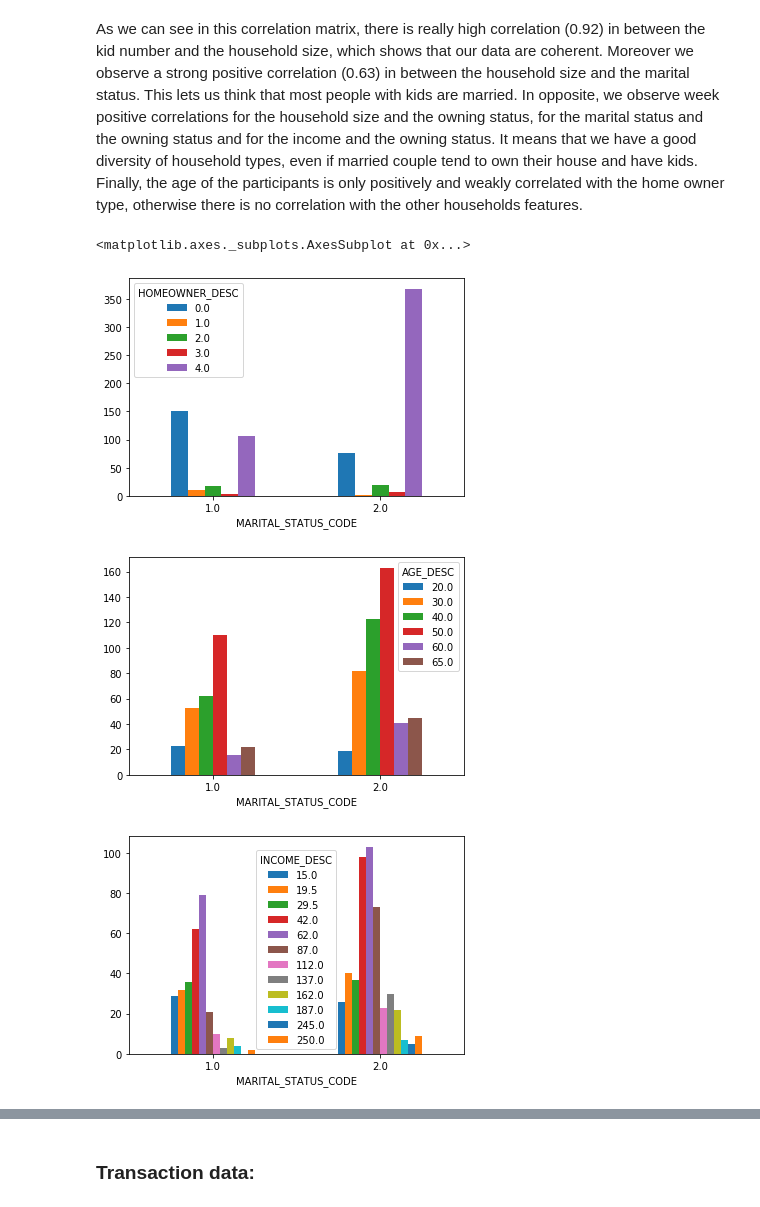
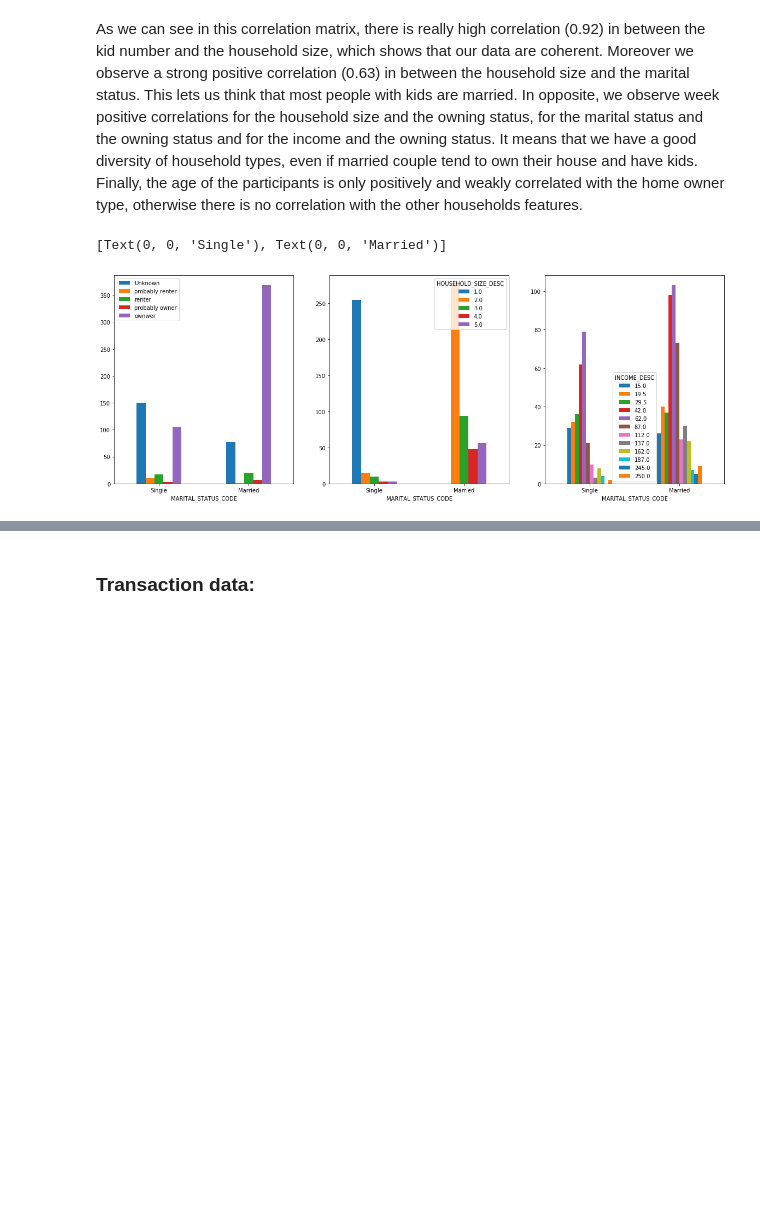
Before and after one commit to marvande/epfl-ada-2019-data-analysis, a Jupyter notebook: code/main.ipynb, the cells around one changed output, grey strips where cells are left out. Cells and saved outputs as stored; diff of their text form; code cells hidden in the pictures; blank space fills up the shorter version.

Commit message:
final bp demo

```diff
--- a/code/main.ipynb
+++ b/code/main.ipynb
@@ -615,16 +615,25 @@ Text(0.5, 1, 'Correlation matrix of the demographic data')
 # %% [markdown]
 As we can see in this correlation matrix, there is really high correlation (0.92) in between the kid number and the household size, which shows that our data are coherent. Moreover we observe a strong positive correlation (0.63) in between the household size and the marital status. This lets us think that most people with kids are married. In opposite, we observe week positive correlations for the household size and the owning status, for the marital status and the owning status and for the income and the owning status. It means that we have a good diversity of household types, even if married couple tend to own their house and have kids. Finally, the age of the participants is only positively and weakly correlated with the home owner type, otherwise there is no correlation with the other households features.
 # %%
+#Marital status plots
+fig = plt.figure(figsize = (20,7))
+
+ax1 = fig.add_subplot(131)
+ax2 = fig.add_subplot(132)
+ax3 = fig.add_subplot(133)
+
 Married_vs_owner = hh_demo_corr.groupby(['MARITAL_STATUS_CODE','HOMEOWNER_DESC']).count()
-Married_vs_owner.unstack()['KIDS_DESC'].plot.bar(rot=0)
+Married_vs_owner.unstack()['KIDS_DESC'].plot.bar(rot=0, ax= ax1 )
+ax1.legend(['Unknown', 'probably renter', 'renter', 'probably owner', 'ownwer'])
+ax1.set_xticklabels(['Single','Married'])
 
-Married_vs_age = hh_demo_corr.groupby(['MARITAL_STATUS_CODE','AGE_DESC']).count()
-Married_vs_age.unstack()['KIDS_DESC'].plot.bar(rot=0)
+Married_vs_age = hh_demo_corr.groupby(['MARITAL_STATUS_CODE','HOUSEHOLD_SIZE_DESC']).count()
+Married_vs_age.unstack()['KIDS_DESC'].plot.bar(rot=0, ax= ax2)
+ax2.set_xticklabels(['Single','Married'])
 
 Married_vs_income = hh_demo_corr.groupby(['MARITAL_STATUS_CODE','INCOME_DESC']).count()
-Married_vs_income.unstack()['KIDS_DESC'].plot.bar(rot=0)
+Married_vs_income.unstack()['KIDS_DESC'].plot.bar(rot=0, ax= ax3)
+ax3.set_xticklabels(['Single','Married'])
 # %% [output]
-<matplotlib.axes._subplots.AxesSubplot at 0x...>
+[Text(0, 0, 'Single'), Text(0, 0, 'Married')]
-[figure, old version]
+[figure, new version]
-[figure, removed]
-[figure, removed]
```
Also changed, not shown: parts of 2 cells of this notebook.
